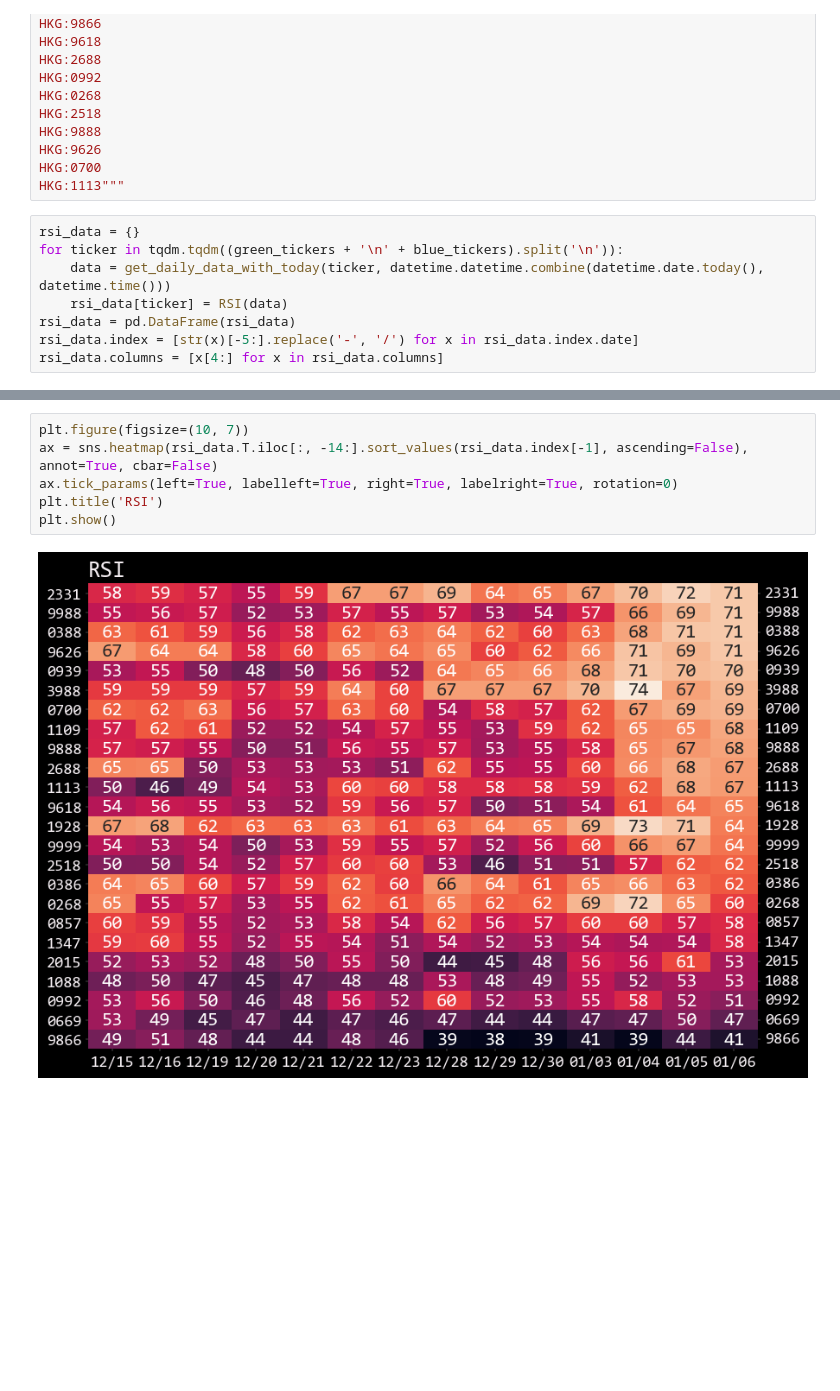
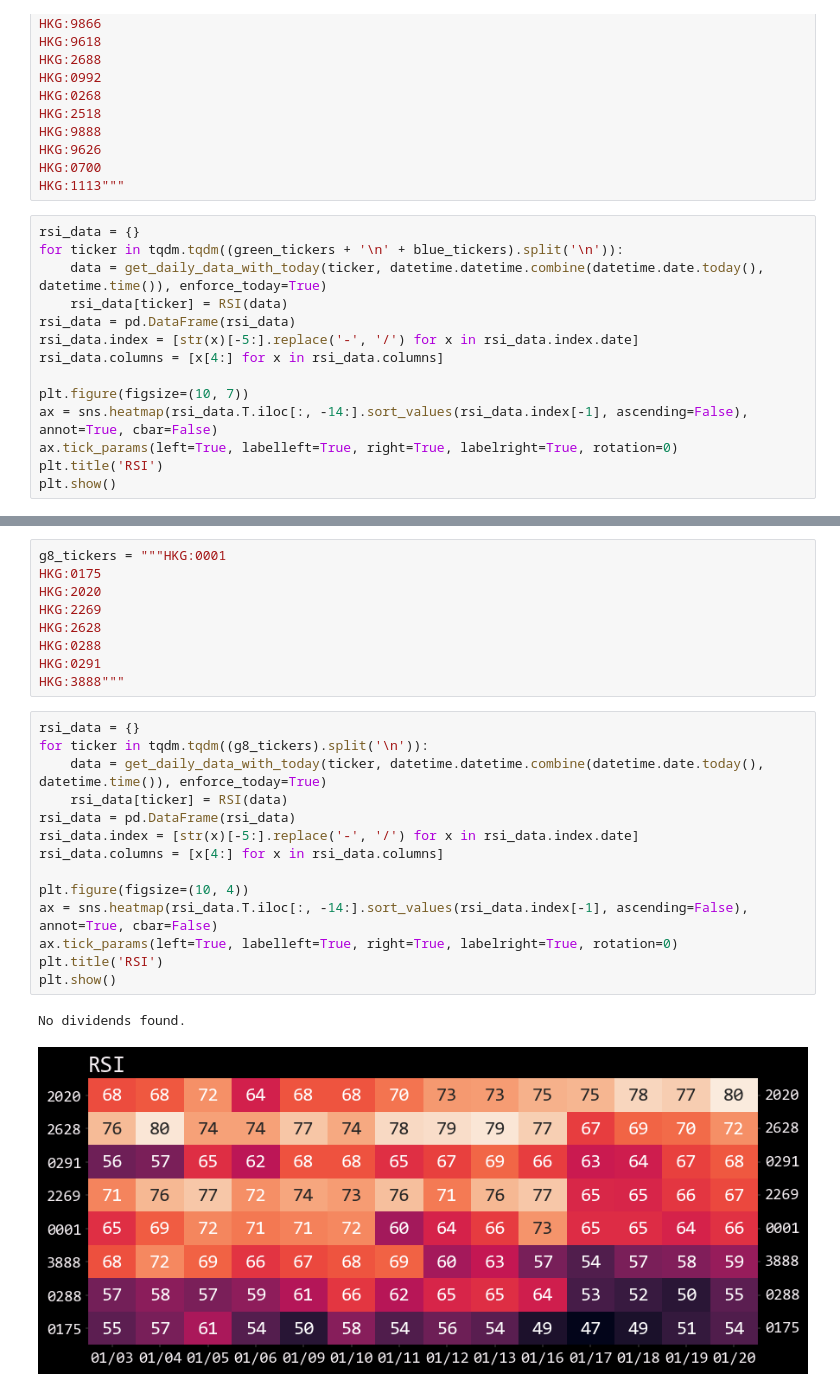
Before and after one commit to sysakm/investpack, a Jupyter notebook: entry.daily_stats.ipynb, the cells around one changed output, grey strips where cells are left out. Cells and saved outputs as stored; diff of their text form; blank space fills up the shorter version.

```diff
--- a/entry.daily_stats.ipynb
+++ b/entry.daily_stats.ipynb
@@ -78,8 +101,14 @@ HKG:1113"""
 # %%
 rsi_data = {}
 for ticker in tqdm.tqdm((green_tickers + '\n' + blue_tickers).split('\n')):
-    data = get_daily_data_with_today(ticker, datetime.datetime.combine(datetime.date.today(), datetime.time()))
+    data = get_daily_data_with_today(ticker, datetime.datetime.combine(datetime.date.today(), datetime.time()), enforce_today=True)
     rsi_data[ticker] = RSI(data)
 rsi_data = pd.DataFrame(rsi_data)
 rsi_data.index = [str(x)[-5:].replace('-', '/') for x in rsi_data.index.date]
 rsi_data.columns = [x[4:] for x in rsi_data.columns]
+
+plt.figure(figsize=(10, 7))
+ax = sns.heatmap(rsi_data.T.iloc[:, -14:].sort_values(rsi_data.index[-1], ascending=False), annot=True, cbar=False)
+ax.tick_params(left=True, labelleft=True, right=True, labelright=True, rotation=0)
+plt.title('RSI')
+plt.show()
@@ -86,8 +122,26 @@ rsi_data.columns = [x[4:] for x in rsi_data.columns]
+# %%
+g8_tickers = """HKG:0001
+HKG:0175
+HKG:2020
+HKG:2269
+HKG:2628
+HKG:0288
+HKG:0291
+HKG:3888"""
 # %%
-plt.figure(figsize=(10, 7))
+rsi_data = {}
+for ticker in tqdm.tqdm((g8_tickers).split('\n')):
+    data = get_daily_data_with_today(ticker, datetime.datetime.combine(datetime.date.today(), datetime.time()), enforce_today=True)
+    rsi_data[ticker] = RSI(data)
+rsi_data = pd.DataFrame(rsi_data)
+rsi_data.index = [str(x)[-5:].replace('-', '/') for x in rsi_data.index.date]
+rsi_data.columns = [x[4:] for x in rsi_data.columns]
+
+plt.figure(figsize=(10, 4))
 ax = sns.heatmap(rsi_data.T.iloc[:, -14:].sort_values(rsi_data.index[-1], ascending=False), annot=True, cbar=False)
 ax.tick_params(left=True, labelleft=True, right=True, labelright=True, rotation=0)
 plt.title('RSI')
 plt.show()
 # %% [output]
+No dividends found.
-[figure, old version]
+[figure, new version]
```
Also changed, not shown: parts of 13 cells of this notebook, 3 other files.
